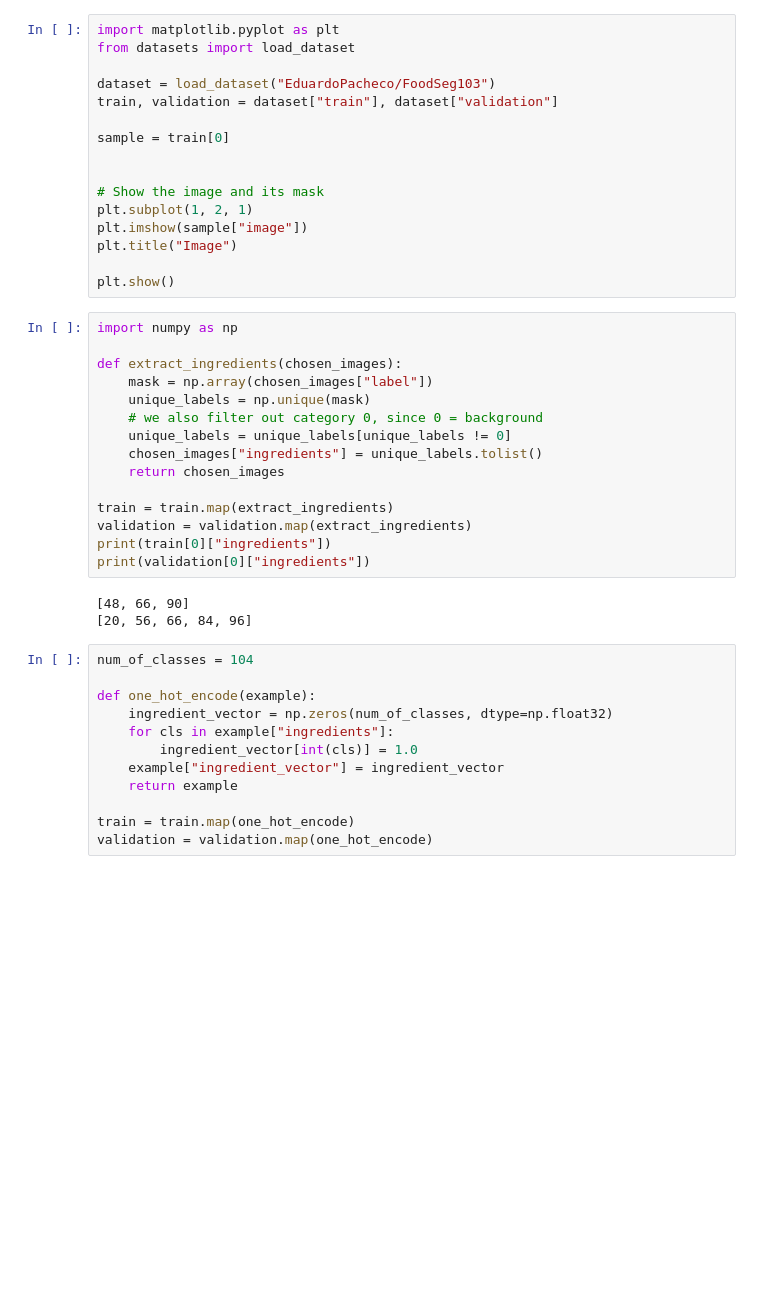
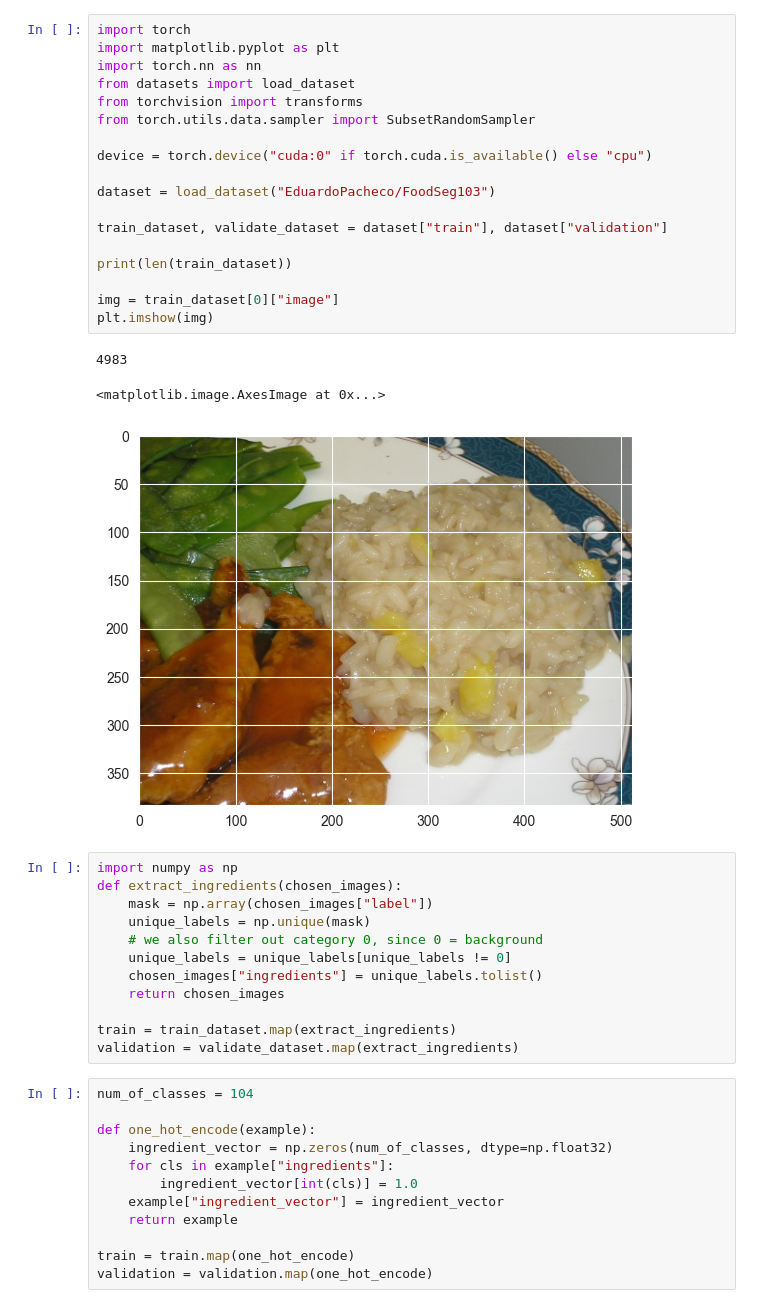
Before and after one commit to semikiina/food-classification-and-segmentation, a Jupyter notebook: FoodClassification.ipynb, the cells around one changed output. Cells and saved outputs as stored; diff of their text form; blank space fills up the shorter version.

Commit message:
Classification data loaded and formatted properly for pytroch

```diff
--- a/FoodClassification.ipynb
+++ b/FoodClassification.ipynb
@@ -1,22 +1,27 @@
-# %%
-import matplotlib.pyplot as plt
-from datasets import load_dataset
-
-dataset = load_dataset("EduardoPacheco/FoodSeg103")
-train, validation = dataset["train"], dataset["validation"]
-
-sample = train[0]
-
-
-# Show the image and its mask
-plt.subplot(1, 2, 1)
-plt.imshow(sample["image"])
-plt.title("Image")
-
-plt.show()
+# %%
+import torch
+import matplotlib.pyplot as plt
+import torch.nn as nn
+from datasets import load_dataset
+from torchvision import transforms
+from torch.utils.data.sampler import SubsetRandomSampler
+
+device = torch.device("cuda:0" if torch.cuda.is_available() else "cpu")
+
+dataset = load_dataset("EduardoPacheco/FoodSeg103")
+
+train_dataset, validate_dataset = dataset["train"], dataset["validation"]
+
+print(len(train_dataset))
+
+img = train_dataset[0]["image"]
+plt.imshow(img)
+# %% [output]
+4983
+<matplotlib.image.AxesImage at 0x...>
+[figure, added]
 # %%
 import numpy as np
-
 def extract_ingredients(chosen_images):
     mask = np.array(chosen_images["label"])
     unique_labels = np.unique(mask)
@@ -25,13 +30,8 @@ def extract_ingredients(chosen_images):
     chosen_images["ingredients"] = unique_labels.tolist()
     return chosen_images
 
-train = train.map(extract_ingredients)
-validation = validation.map(extract_ingredients)
-print(train[0]["ingredients"])
-print(validation[0]["ingredients"])
+train = train_dataset.map(extract_ingredients)
+validation = validate_dataset.map(extract_ingredients)
-# %% [output]
-[48, 66, 90]
-[20, 56, 66, 84, 96]
 # %%
 num_of_classes = 104
 
```
Also changed, not shown: parts of 10 cells of this notebook.
